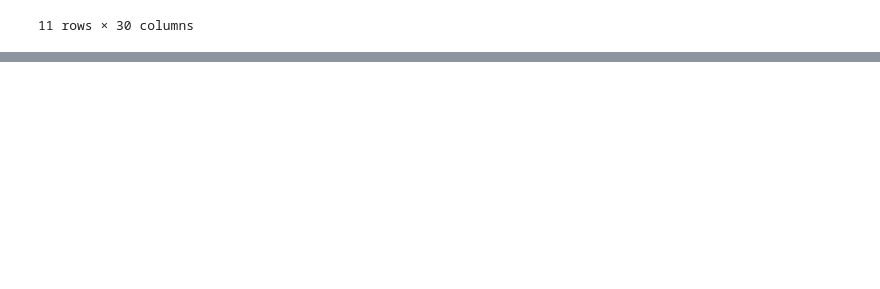
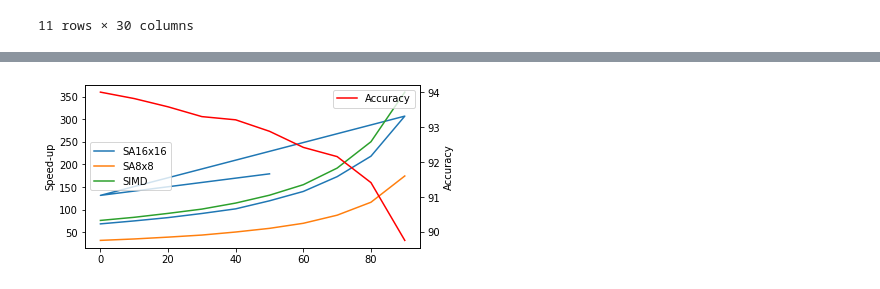
Before and after one commit to alirezaamir/TiC-SAT-stats-analysis, a Jupyter notebook: load_skip_analysis.ipynb, the cells around one changed output, grey strips where cells are left out. Saved outputs shown, nothing was run; the diff lists cells and outputs as text; code cells hidden in the pictures; blank space fills up the shorter version.

Commit message:
prepare the plots for the paper

```diff
--- a/load_skip_analysis.ipynb
+++ b/load_skip_analysis.ipynb
@@ -362,0 +330,7 @@ df[(df['model'].apply(lambda  x : x.endswith('90')) ) & (df['layer'] == 'FF0')]
+# %%
+df['transformer_model'] = df['model'].apply(lambda x: x.split(' ')[0])
+df['acceleration_method'] = df['model'].apply(lambda x: x.split(' ')[1])
+df['architecture'] = df['model'].apply(lambda x: x.split(' ')[2])
+df['sparsity'] = df['model'].apply(lambda x: int(x.split(' ')[3][1:]))
+df['iteration'] = df['model'].apply(lambda x: int(x.split(' ')[4][1:]))
+df.head()
@@ -362,0 +347,6 @@ df[(df['model'].apply(lambda  x : x.endswith('90')) ) & (df['layer'] == 'FF0')]
+# %%
+condition = (df['acceleration_method'] == 'Row-wise')
+block_pruned_accelerators_df = df[condition]
+
+execution_time_df = block_pruned_accelerators_df.groupby(['transformer_model', 'acceleration_method', 'architecture', 'sparsity', 'iteration'])['sim_seconds'].sum().reset_index(name='execution_time')
+execution_time_df.head()
@@ -362,0 +360,22 @@ df[(df['model'].apply(lambda  x : x.endswith('90')) ) & (df['layer'] == 'FF0')]
+# %%
+mean_exec_time_df = execution_time_df.groupby(['transformer_model', 'acceleration_method', 'architecture', 'sparsity'])['execution_time'].mean().reset_index(name='execution_time')
+mean_exec_time_df['speed-up'] = 125.0/mean_exec_time_df['execution_time']
+
+grouped = mean_exec_time_df.groupby('architecture')
+# Plot the data
+fig, ax = plt.subplots(figsize=(6,3))
+for name, group in grouped:
+    ax.plot(group['sparsity'], group['speed-up'], label=name)
+ax.set_ylabel('Speed-up')
+# Additional code for accuracy line
+accuracy = [94, 93.816, 93.58, 93.3, 93.208, 92.88, 92.42, 92.156, 91.412, 89.76]  # Example accuracy values
+ax2 = ax.twinx()  # Create secondary y-axis
+ax2.plot(range(0, 100, 10), accuracy, 'r', label='Accuracy')  # Plot the accuracy line
+ax2.set_ylabel('Accuracy')  # Set label for secondary y-axis
+
+ax.legend(loc='center left')
+ax2.legend(loc='upper right')  # Add legend for accuracy line
+
+plt.savefig('output/block_pruned_accelerators.png', bbox_inches='tight', dpi=300)
+# %% [output]
+[figure, added]
```
Also changed, not shown: parts of 29 cells of this notebook.
